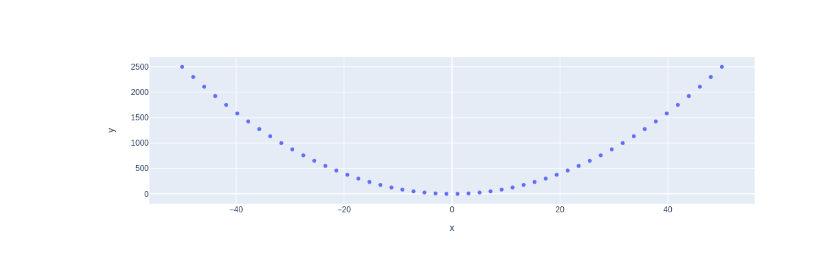
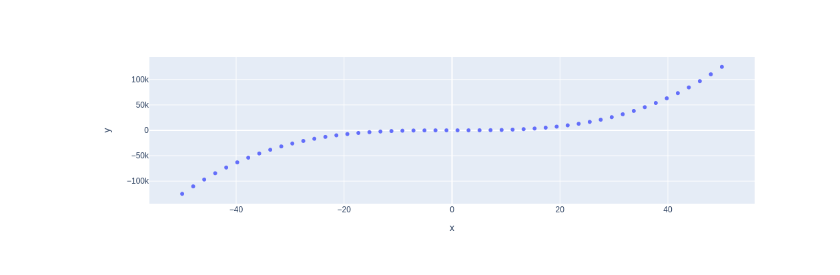
Before and after one commit to ilabrovic/my-notebooks-repo, a Jupyter notebook: experiment1.ipynb, the cells around one changed output. Saved outputs shown, nothing was run; the diff lists cells and outputs as text; code cells hidden in the pictures.

```diff
--- a/experiment1.ipynb
+++ b/experiment1.ipynb
@@ -6,7 +6,7 @@ import plotly.express as px
 x = np.linspace(start=-50, stop=50)
 
 # y-axis data points
-y = x ** 2
+y = x ** 3
 
 # define the plot
 fig = px.scatter(x=x, y=y)
@@ -17 +16 @@ fig.show()
-[figure, old version]
+[figure, new version]
```
Also changed, not shown: parts of 1 cell of this notebook.
